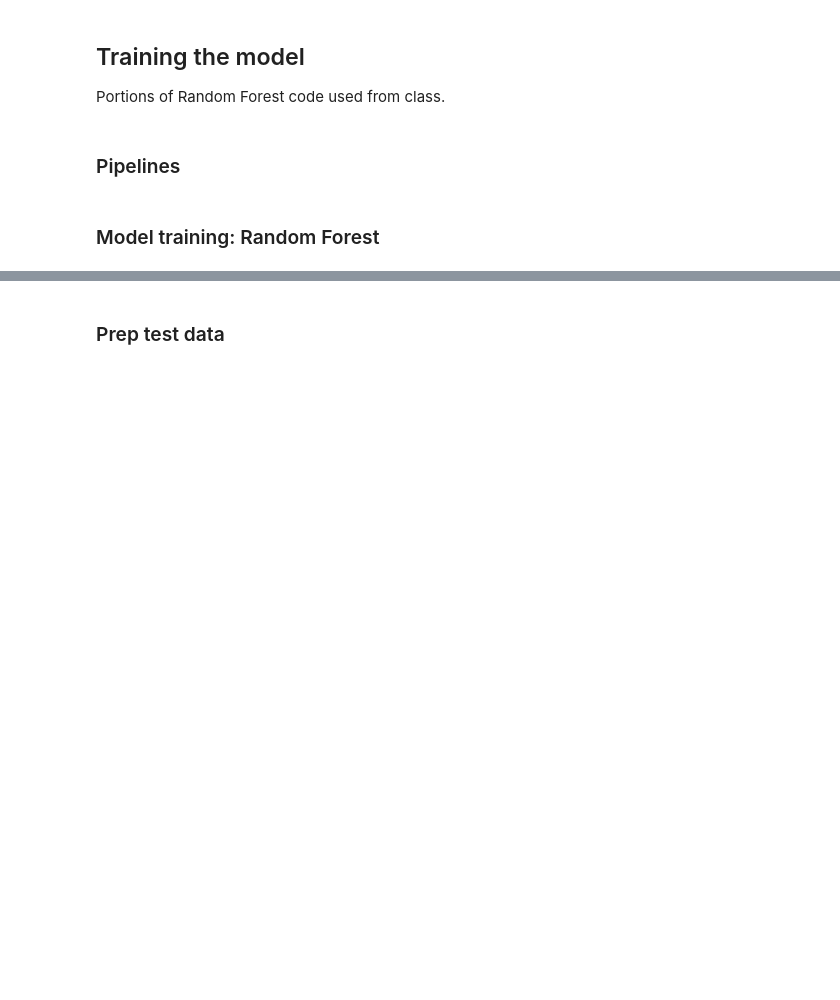
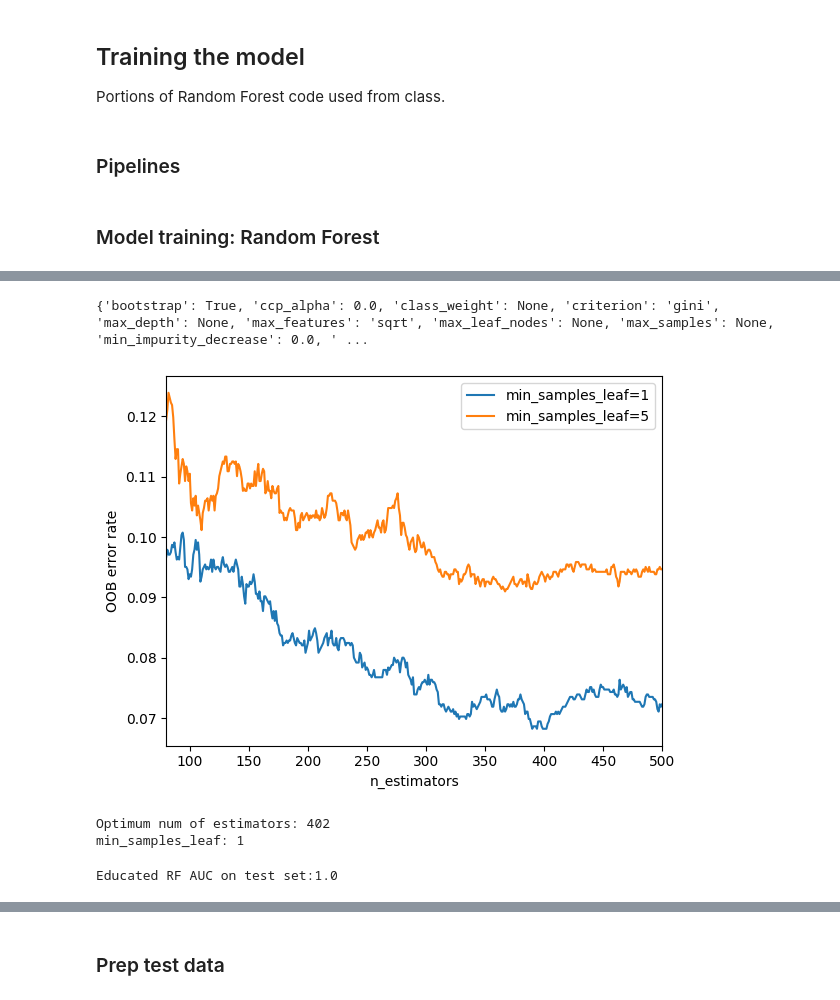
Before and after one commit to CeliePierre/Problematic-Internet-Use, a Jupyter notebook: kaggle-notebook.ipynb, the cells around one changed output, grey strips where cells are left out. Drawn from its saved outputs; the diff is of its cells as text; code cells hidden in the pictures; blank space fills up the shorter version.

```diff
--- a/kaggle-notebook.ipynb
+++ b/kaggle-notebook.ipynb
@@ -1546,0 +1358,69 @@ Text(0.5, 427.9555555555555, 'Predicted label')
+# %%
+print(rf.get_params())
+# %% [output]
+{'bootstrap': True, 'ccp_alpha': 0.0, 'class_weight': None, 'criterion': 'gini', 'max_depth': None, 'max_features': 'sqrt', 'max_leaf_nodes': None, 'max_samples': None, 'min_impurity_decrease': 0.0, ' ...
+# %%
+from collections import OrderedDict
+ensemble_clfs = [
+    (1,
+        RandomForestClassifier(warm_start=True,
+                               min_samples_leaf=1,
+                               oob_score=True,
+                               max_depth = 10,
+                               random_state=42)),
+    (5,
+        RandomForestClassifier(warm_start=True,
+                               min_samples_leaf=5,
+                               oob_score=True,
+                               max_depth = 10,
+                               random_state=42))
+]
+
+error_rate = OrderedDict((label, []) for label, _ in ensemble_clfs)
+
+min_estimators = 80
+max_estimators = 500
+
+for label, clf in ensemble_clfs:
+    for i in range(min_estimators, max_estimators + 1):
+        clf.set_params(n_estimators=i)
+        clf.fit(X_train, y_train)
+        oob_error = 1 - clf.oob_score_
+        error_rate[label].append((i, oob_error))
+
+for label, clf_err in error_rate.items():
+    xs, ys = zip(*clf_err)
+    plt.plot(xs, ys, label=f'min_samples_leaf={label}')
+
+plt.xlim(min_estimators, max_estimators)
+plt.xlabel("n_estimators")
+plt.ylabel("OOB error rate")
+plt.legend(loc="upper right")
+plt.show();
+# %% [output]
+[figure, added]
+# %%
+err = 100
+best_num_estimators = 0
+for label, clf_err in error_rate.items():
+    num_estimators, error = min(clf_err, key=lambda n: (n[1], -n[0]))
+    if error<err: err=error; best_num_estimators = num_estimators; best_leaf = label
+
+print(f'Optimum num of estimators: {best_num_estimators} \nmin_samples_leaf: {best_leaf}')
+# %% [output]
+Optimum num of estimators: 402
+min_samples_leaf: 1
+# %%
+estimators_rf = RandomForestClassifier(n_estimators= best_num_estimators,
+                                    random_state=42,
+                                    oob_score=True,
+                                    min_samples_leaf=best_leaf,
+                                    max_features='sqrt')
+
+estimators_rf.fit(X_train, y_train);
+
+y_proba = estimators_rf.predict_proba(X_test)
+estimators_auc = np.round(roc_auc_score(y_test, y_proba, multi_class='ovr'), 2)
+print(f'Educated RF AUC on test set:{estimators_auc}')
+# %% [output]
+Educated RF AUC on test set:1.0
```
Also changed, not shown: parts of 52 cells of this notebook, 1 other file.
